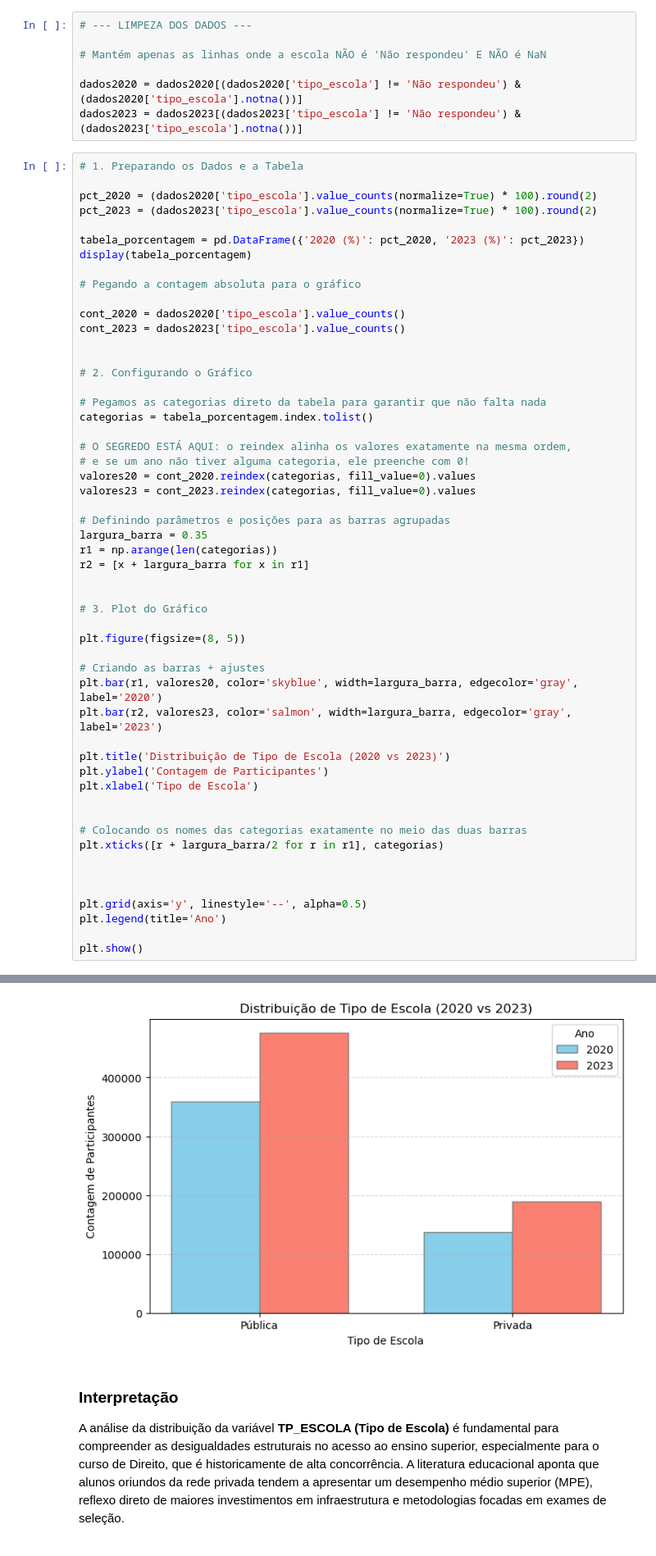
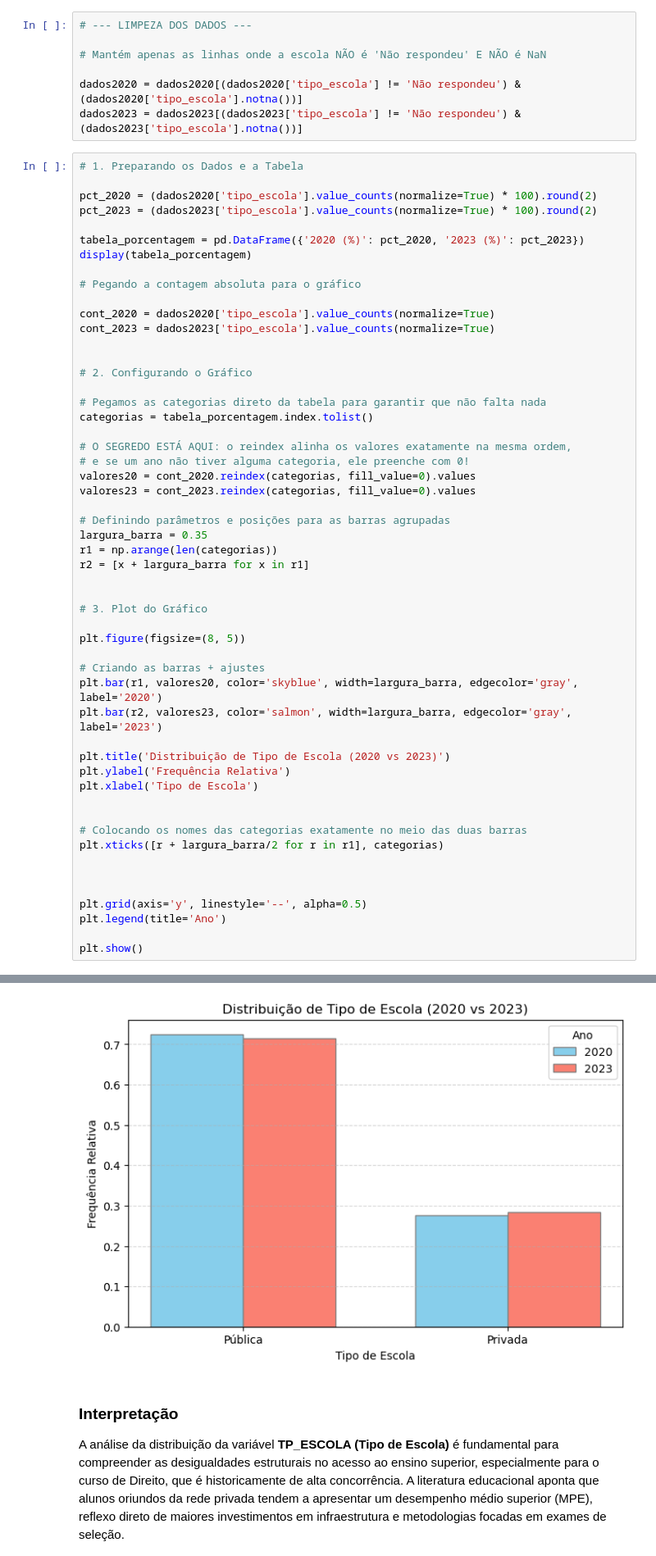
Before and after one commit to AllineOliveira/Projeto-2-Cdados, a Jupyter notebook: Projeto 2 - Grupo 6 2.ipynb, the cells around one changed output, grey strips where cells are left out. Shown at 82% size. Saved outputs shown, nothing was run; the diff lists cells and outputs as text.

```diff
--- a/Projeto 2 - Grupo 6 2.ipynb
+++ b/Projeto 2 - Grupo 6 2.ipynb
@@ -530,8 +530,8 @@ display(tabela_porcentagem)
 
 # Pegando a contagem absoluta para o gráfico
 
-cont_2020 = dados2020['tipo_escola'].value_counts()
-cont_2023 = dados2023['tipo_escola'].value_counts()
+cont_2020 = dados2020['tipo_escola'].value_counts(normalize=True)
+cont_2023 = dados2023['tipo_escola'].value_counts(normalize=True)
 
 
 # 2. Configurando o Gráfico
@@ -549,35 +549,35 @@ largura_barra = 0.35
 r1 = np.arange(len(categorias))
 r2 = [x + largura_barra for x in r1]
 
 
 # 3. Plot do Gráfico
 
 plt.figure(figsize=(8, 5))
 
 # Criando as barras + ajustes
 plt.bar(r1, valores20, color='skyblue', width=largura_barra, edgecolor='gray', label='2020')
 plt.bar(r2, valores23, color='salmon', width=largura_barra, edgecolor='gray', label='2023')
 
 plt.title('Distribuição de Tipo de Escola (2020 vs 2023)')
-plt.ylabel('Contagem de Participantes')
+plt.ylabel('Frequência Relativa')
 plt.xlabel('Tipo de Escola')
 
 
 # Colocando os nomes das categorias exatamente no meio das duas barras
 plt.xticks([r + largura_barra/2 for r in r1], categorias)
 
 
 
 plt.grid(axis='y', linestyle='--', alpha=0.5)
 plt.legend(title='Ano')
 
 plt.show()
 # %% [output]
 |  | 2020 (%) | 2023 (%) |
 | tipo_escola |  |  |
 | Pública | 72.45 | 71.55 |
 | Privada | 27.55 | 28.45 |
-[figure, old version]
+[figure, new version]
 # %% [markdown]
 ### Interpretação
 
```
Also changed, not shown: parts of 26 cells of this notebook.
